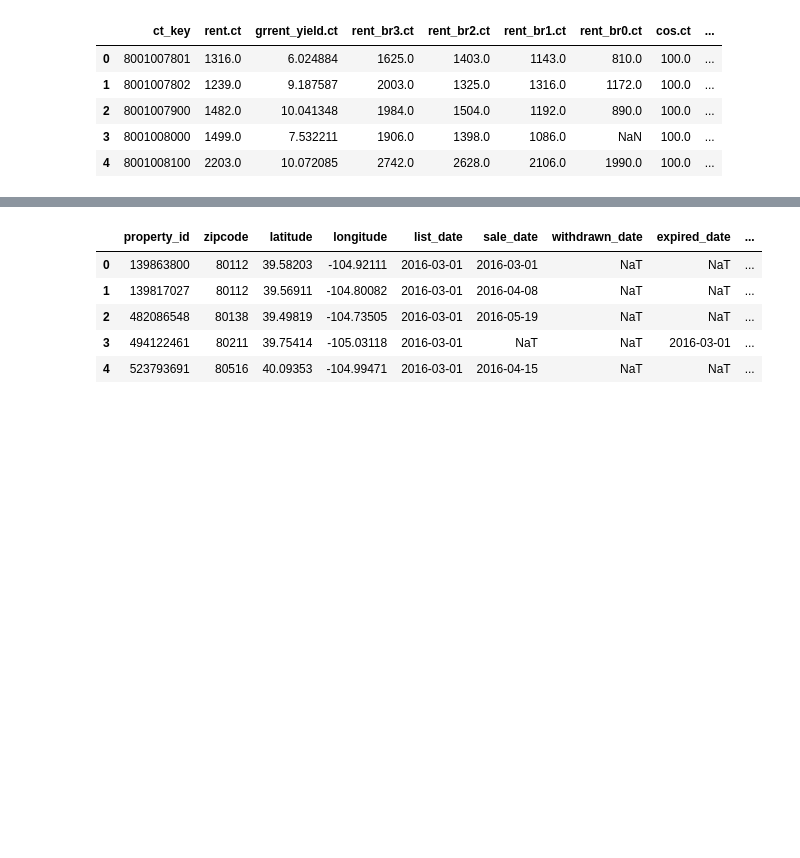
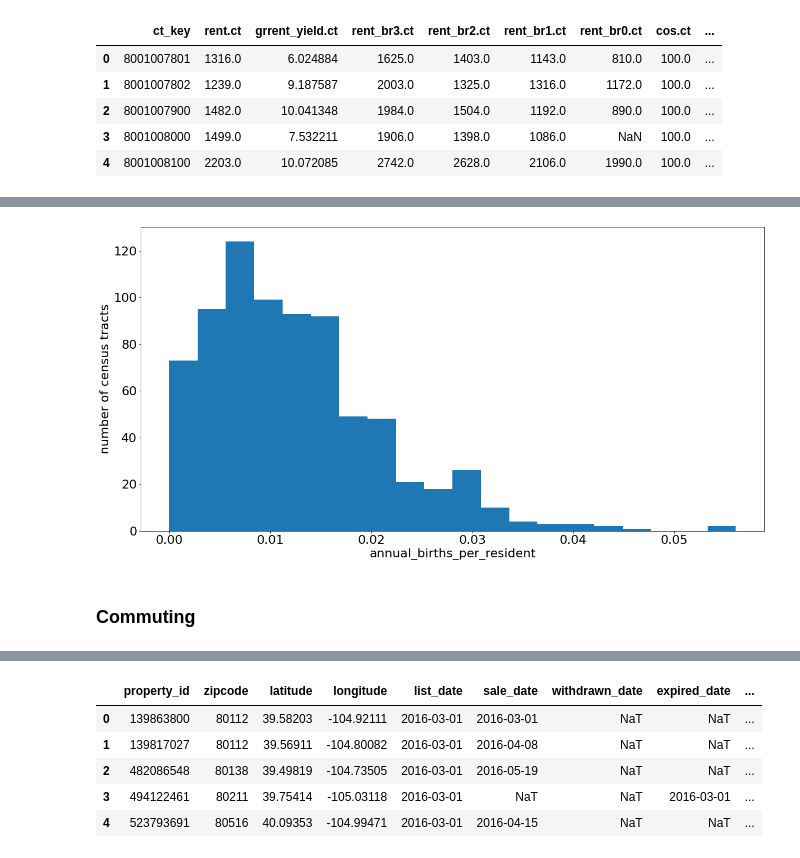
Before and after one commit to wijayajessica/Digital-Real-Estate-Index, a Jupyter notebook: zipcode_features/census_tract_features.ipynb, the cells around one changed output, grey strips where cells are left out. Cells and saved outputs as stored; diff of their text form; code cells hidden in the pictures; blank space fills up the shorter version.

```diff
--- a/zipcode_features/census_tract_features.ipynb
+++ b/zipcode_features/census_tract_features.ipynb
@@ -137,0 +462,2 @@ ct_stats_df.head()
+# %%
+ct_stats_df = ct_stats_df.merge(ct_population_growth_df, on='ct_key', how='left')
@@ -137,0 +466,11 @@ ct_stats_df.head()
+# %%
+# Fertility
+# https://data.census.gov/cedsci/table?t=Fertility&g=0400000US08.140000&tid=ACSST5Y2018.S1301&hidePreview=false
+fertility_df = pd.read_csv('census_tract/fertility.csv', header=1)
+fertility_df = convert_to_ct_key(fertility_df)
+fertility_df.rename({'Estimate!!Women with births in the past 12 months!!Number!!Women 15 to 50 years':
+                     'number_of_births'}, axis=1, inplace=True)
+# %%
+fertility_df = fertility_df[['ct_key', 'number_of_births']]
+fertility_df = fertility_df.merge(ct_stats_df[['ct_key', 'census_population']], on='ct_key', how='right')
+fertility_df['annual_births_per_resident'] = fertility_df['number_of_births'] / fertility_df['census_population']
@@ -137,0 +486,8 @@ ct_stats_df.head()
+# %%
+plt.figure(figsize=(20, 10))
+plt.hist(fertility_df['annual_births_per_resident'], bins=20)
+plt.xlabel('annual_births_per_resident')
+plt.ylabel('number of census tracts')
+plt.show()
+# %% [output]
+[figure, added]
@@ -137,0 +496,2 @@ ct_stats_df.head()
+# %% [markdown]
+### Commuting
```
Also changed, not shown: parts of 105 cells of this notebook.
